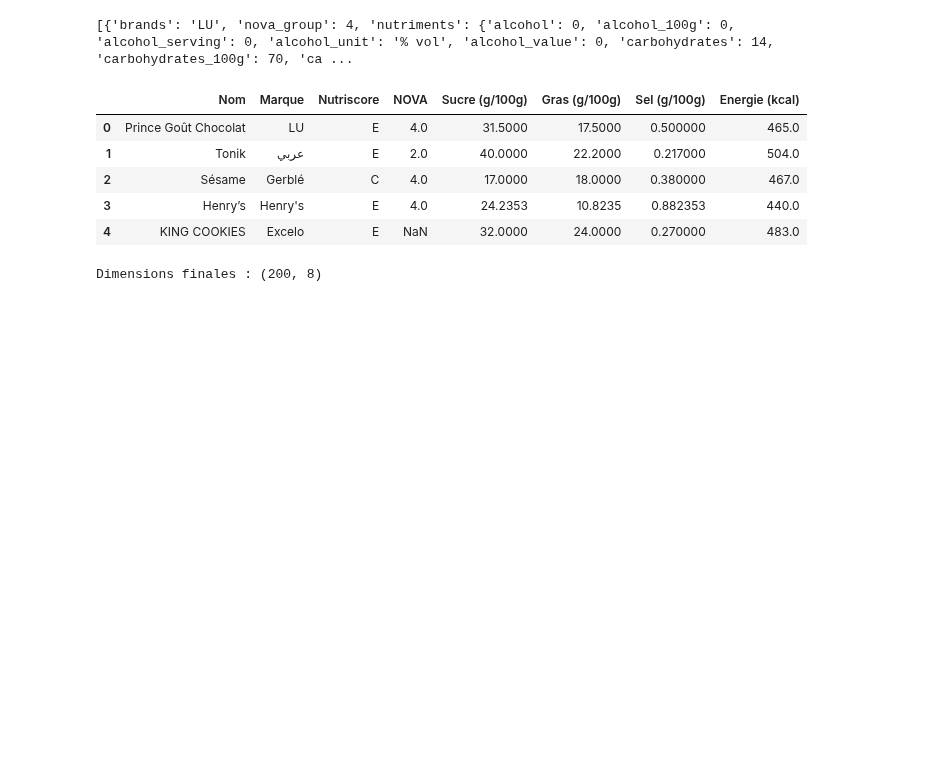
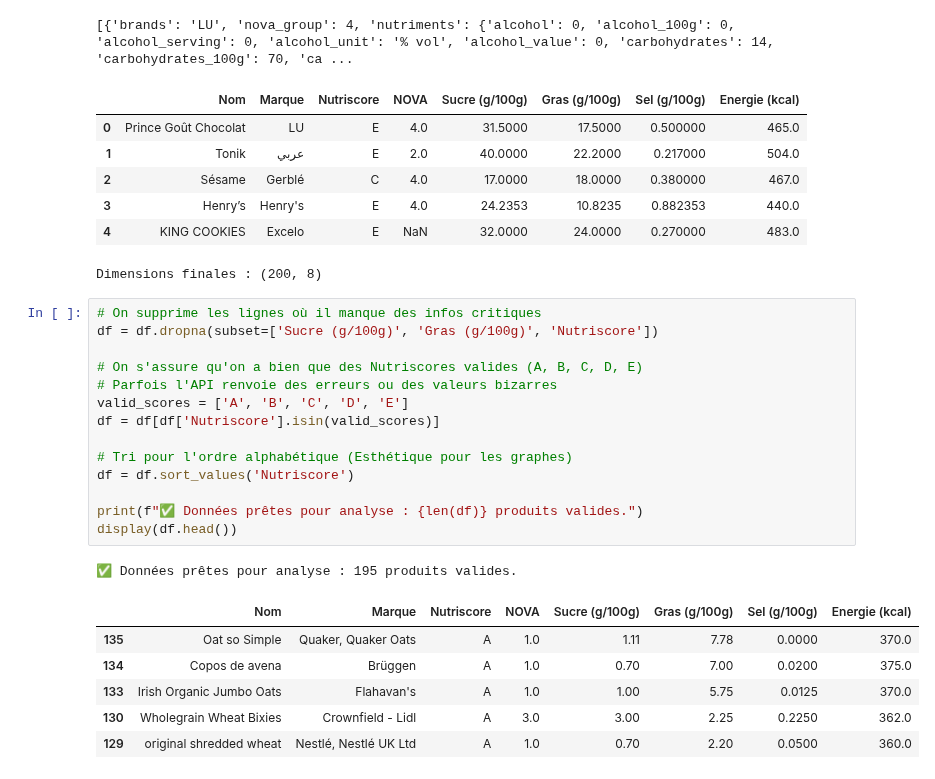
Before and after one commit to Mc3li3/ENSAE-Python-pour-la-data-science, a Jupyter notebook: src/main.ipynb, the cells around one changed output. Cells and saved outputs as stored; diff of their text form; blank space fills up the shorter version.

```diff
--- a/src/main.ipynb
+++ b/src/main.ipynb
@@ -102,3 +102,25 @@ print(f"Dimensions finales : {df.shape}")
 | 3 | Henry’s | Henry's | E | 4.0 | 24.2353 | 10.8235 | 0.882353 | 440.0 |
 | 4 | KING COOKIES | Excelo | E | NaN | 32.0000 | 24.0000 | 0.270000 | 483.0 |
 Dimensions finales : (200, 8)
+# %%
+# On supprime les lignes où il manque des infos critiques
+df = df.dropna(subset=['Sucre (g/100g)', 'Gras (g/100g)', 'Nutriscore'])
+
+# On s'assure qu'on a bien que des Nutriscores valides (A, B, C, D, E)
+# Parfois l'API renvoie des erreurs ou des valeurs bizarres
+valid_scores = ['A', 'B', 'C', 'D', 'E']
+df = df[df['Nutriscore'].isin(valid_scores)]
+
+# Tri pour l'ordre alphabétique (Esthétique pour les graphes)
+df = df.sort_values('Nutriscore')
+
+print(f"✅ Données prêtes pour analyse : {len(df)} produits valides.")
+display(df.head())
+# %% [output]
+✅ Données prêtes pour analyse : 195 produits valides.
+|  | Nom | Marque | Nutriscore | NOVA | Sucre (g/100g) | Gras (g/100g) | Sel (g/100g) | Energie (kcal) |
+| 135 | Oat so Simple | Quaker, Quaker Oats | A | 1.0 | 1.11 | 7.78 | 0.0000 | 370.0 |
+| 134 | Copos de avena | Brüggen | A | 1.0 | 0.70 | 7.00 | 0.0200 | 375.0 |
+| 133 | Irish Organic Jumbo Oats | Flahavan's | A | 1.0 | 1.00 | 5.75 | 0.0125 | 370.0 |
+| 130 | Wholegrain Wheat Bixies | Crownfield - Lidl | A | 3.0 | 3.00 | 2.25 | 0.2250 | 362.0 |
+| 129 | original shredded wheat | Nestlé, Nestlé UK Ltd | A | 1.0 | 0.70 | 2.20 | 0.0500 | 360.0 |
```
